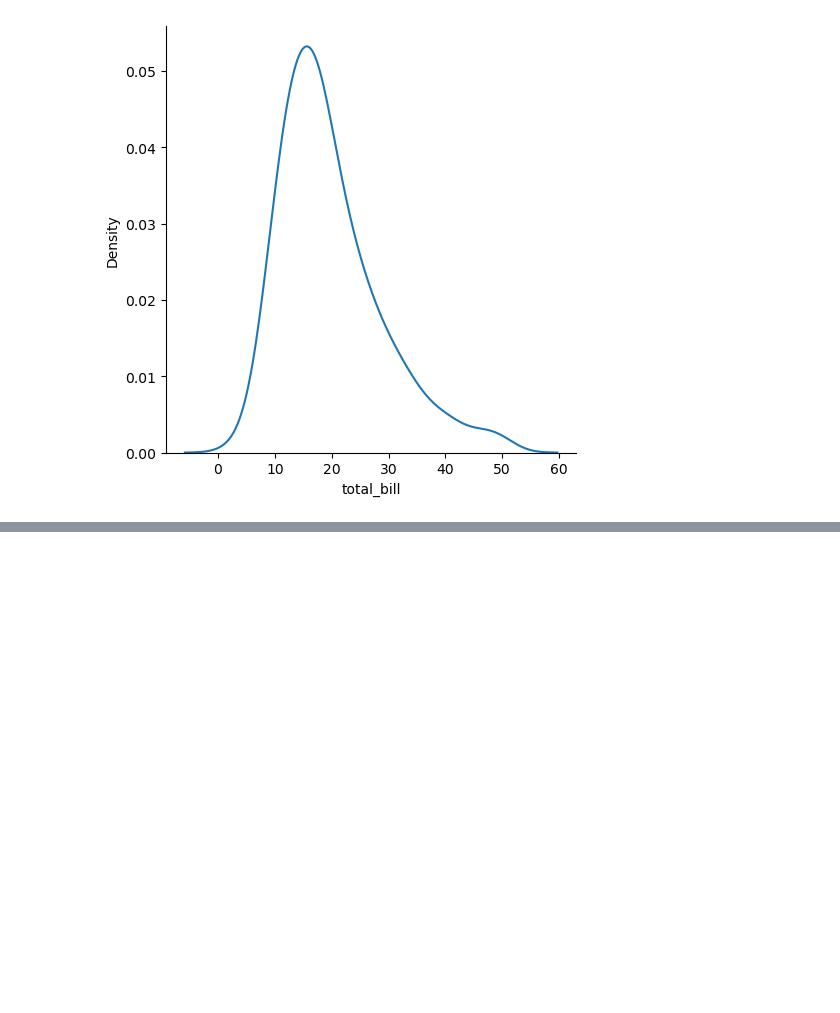
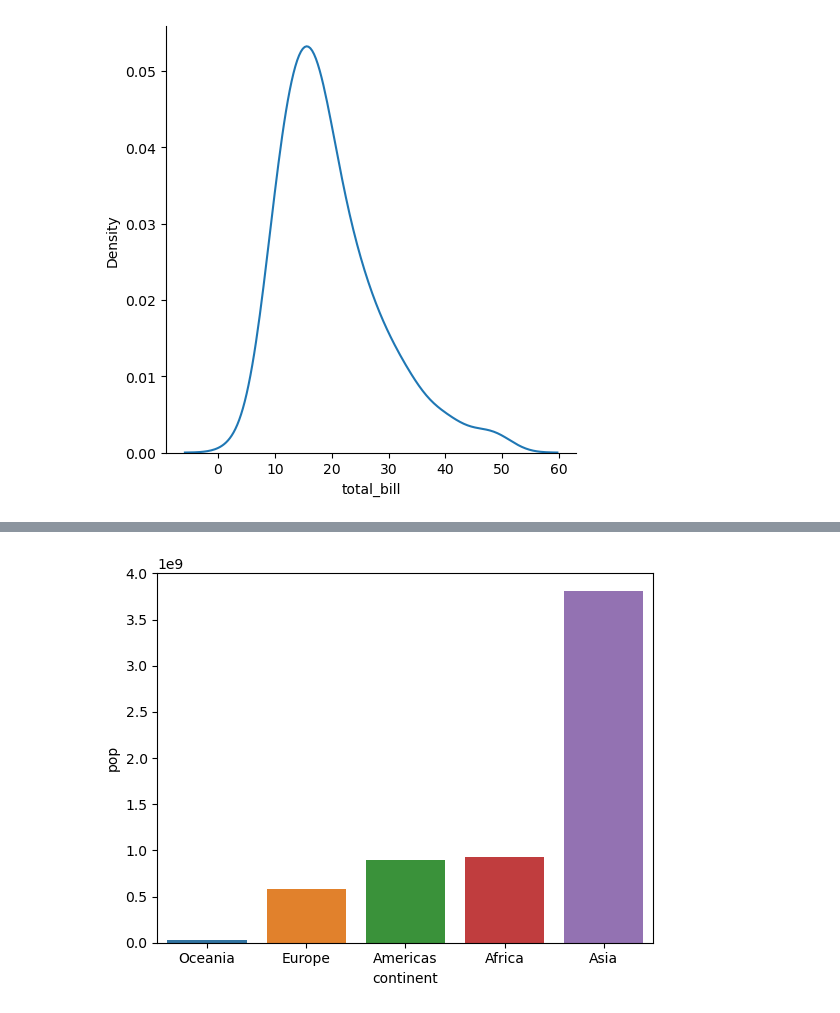
Before and after one commit to suraj4502/DS-Material, a Jupyter notebook: Seaborn_class.ipynb, the cells around one changed output, grey strips where cells are left out. Drawn from its saved outputs; the diff is of its cells as text; code cells hidden in the pictures; blank space fills up the shorter version.

```diff
--- a/Seaborn_class.ipynb
+++ b/Seaborn_class.ipynb
@@ -182,0 +189,3 @@ sns.displot(data=tips_data, x='total_bill', kind='kde'); #figure level
+# %%
+temp= gap_data[gap_data['year'] == 2007]
+temp
@@ -182,0 +206,3 @@ sns.displot(data=tips_data, x='total_bill', kind='kde'); #figure level
+# %%
+a = temp.groupby('continent')['pop'].sum().reset_index().sort_values('pop')
+a
@@ -182,0 +216,5 @@ sns.displot(data=tips_data, x='total_bill', kind='kde'); #figure level
+# %%
+sns.barplot(data=a,x='continent',y='pop')
+plt.show()
+# %% [output]
+[figure, added]
```
Also changed, not shown: parts of 20 cells of this notebook, 5 other files.
